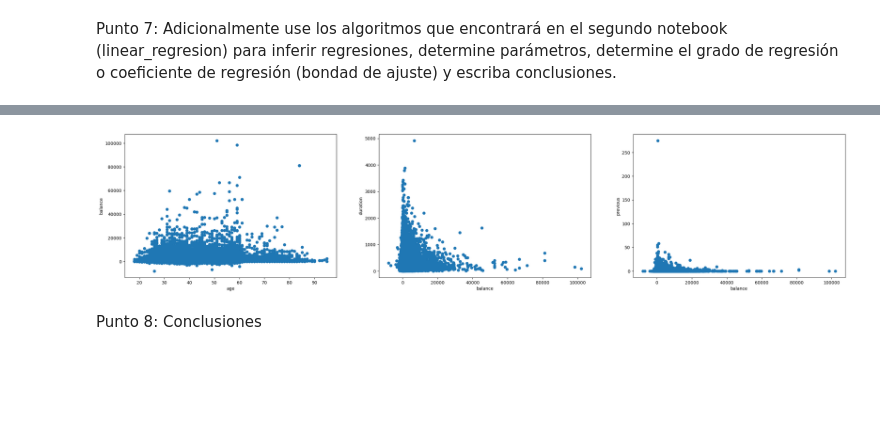
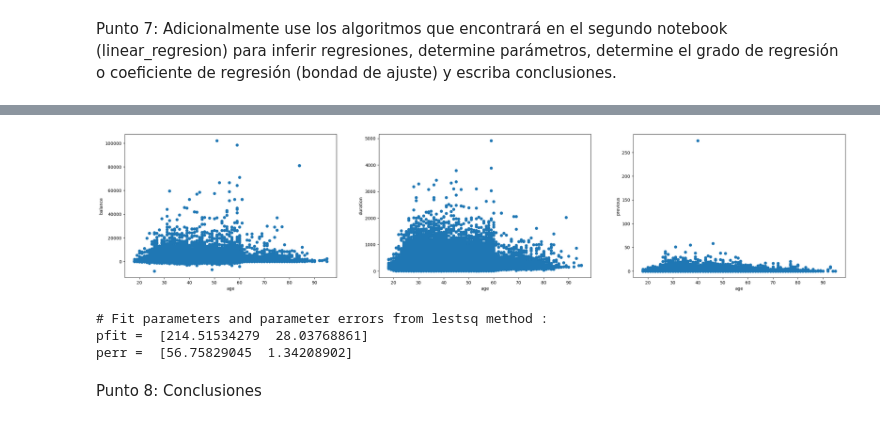
Before and after one commit to TheMaorba/DataMining, a Jupyter notebook: Tarea2/Tarea2.ipynb, the cells around one changed output, grey strips where cells are left out. Drawn from its saved outputs; the diff is of its cells as text; code cells hidden in the pictures; blank space fills up the shorter version.

```diff
--- a/Tarea2/Tarea2.ipynb
+++ b/Tarea2/Tarea2.ipynb
@@ -246,18 +276,18 @@ dtype: object
 # %%
 import matplotlib.pyplot as plt
 plt.figure(figsize=(30,6))
 plt.subplot(131)
 plt.scatter(df0["age"],df0["balance"])
 plt.xlabel("age")
 plt.ylabel("balance")
 plt.subplot(132)
-plt.scatter(df0["balance"],df0["duration"])
-plt.xlabel("balance")
+plt.scatter(df0["age"],df0["duration"])
+plt.xlabel("age")
 plt.ylabel("duration")
 plt.subplot(133)
-plt.scatter(df0["balance"],df0["previous"])
-plt.xlabel("balance")
+plt.scatter(df0["age"],df0["previous"])
+plt.xlabel("age")
 plt.ylabel("previous")
 plt.show()
 # %% [output]
-[figure, old version]
+[figure, new version]
@@ -297,10 +326,14 @@ def fit_leastsq(p0, datax, datay, function):
 p0,p1 = 1.0, 1.0
 # These are initial guesses for fits:
 pstart = [p0+random.random(),p1+random.random()]
-pfit, perr = fit_leastsq(pstart, data["G3"], data["G1"], ff)
+pfit, perr = fit_leastsq(pstart, df0["age"], df0["balance"], ff)
 
 print("\n# Fit parameters and parameter errors from lestsq method :")
 print("pfit = ", pfit)
 print("perr = ", perr)
+# %% [output]
+# Fit parameters and parameter errors from lestsq method :
+pfit =  [214.51534279  28.03768861]
+perr =  [56.75829045  1.34208902]
 # %% [markdown]
 Punto 8: Conclusiones
```
Also changed, not shown: parts of 24 cells of this notebook, 1 other file.
